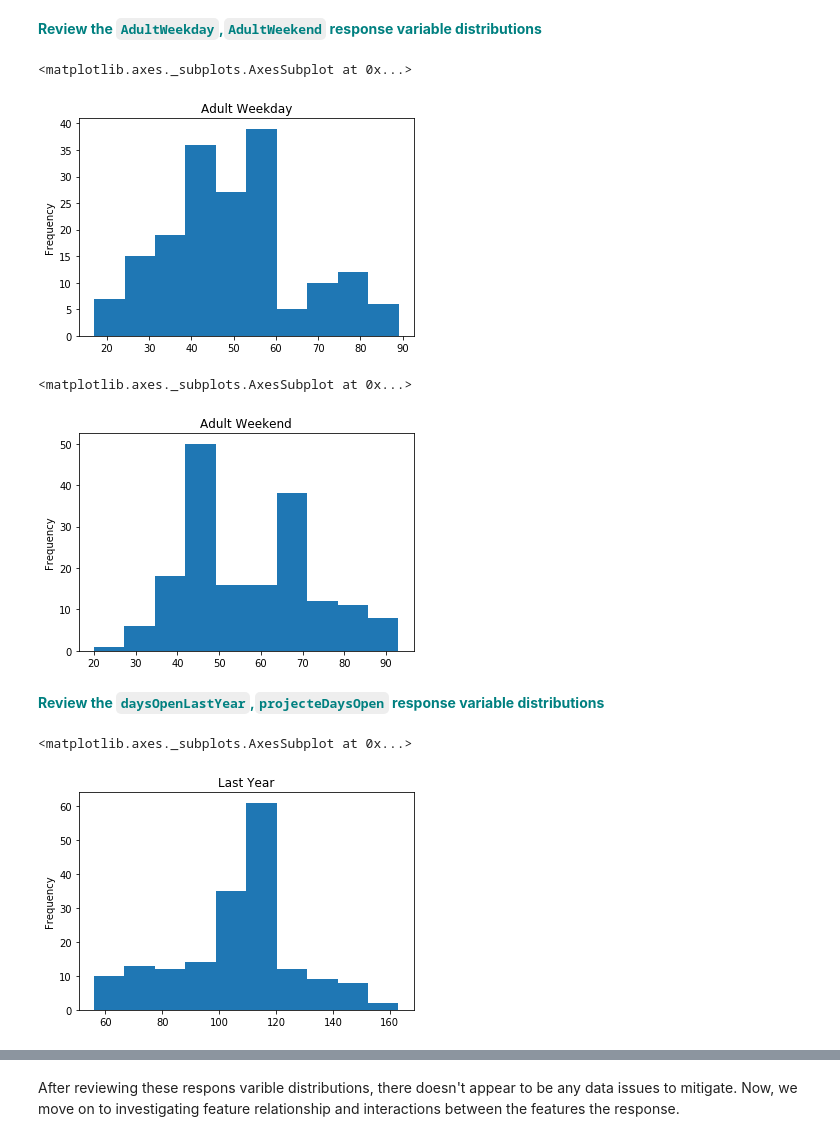
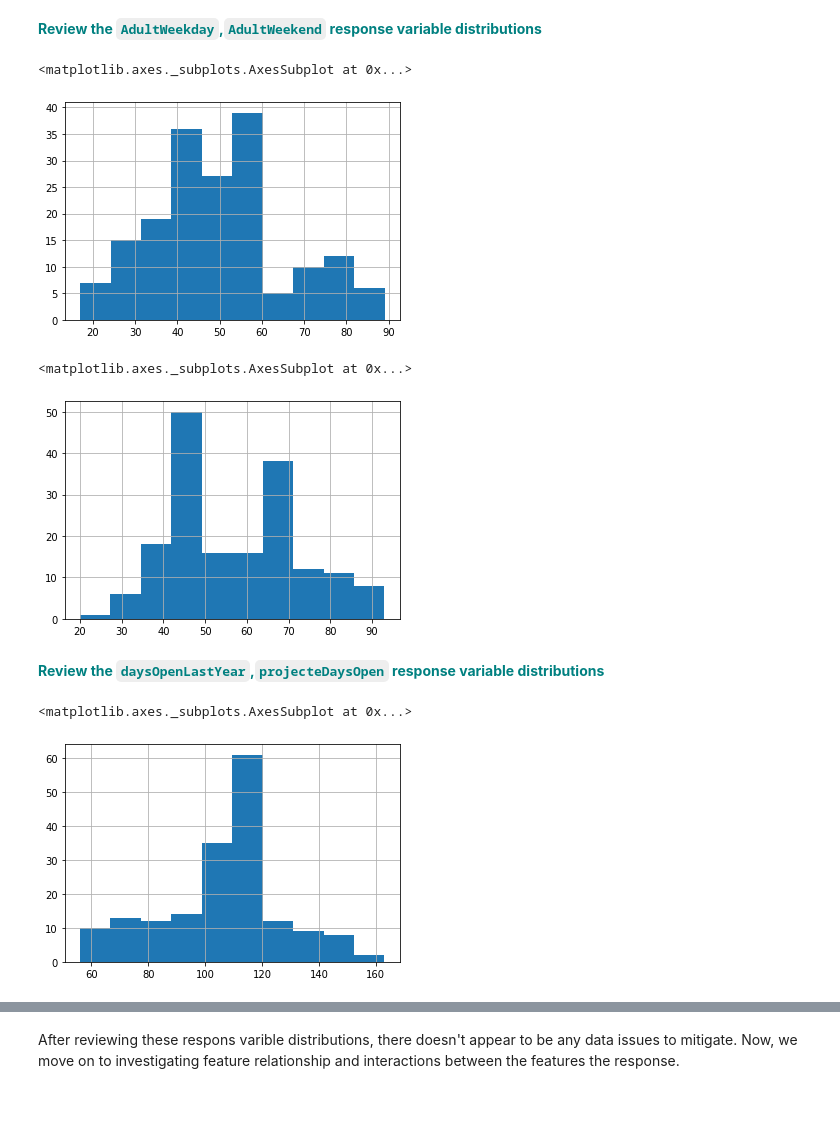
Before and after one commit to kregier/Capstone1, a Jupyter notebook: 3.EDA/Notebook_stepthree.ipynb, the cells around one changed output, grey strips where cells are left out. Saved outputs shown, nothing was run; the diff lists cells and outputs as text; code cells hidden in the pictures; blank space fills up the shorter version.

```diff
--- a/3.EDA/Notebook_stepthree.ipynb
+++ b/3.EDA/Notebook_stepthree.ipynb
@@ -212,23 +220,26 @@ There are many possible response variables you could have identified in Step 1 o
 # %%
 # Make a histogram of the 'AdultWeekday' column of the dfno dataframe.
 # You'll want to call hist() on that column
-dfno.AdultWeekday.plot(kind="hist", title="Adult Weekday")
+#dfno.AdultWeekday.plot(kind="hist", title="Adult Weekday")
+dfno['AdultWeekday'].hist()
 # %% [output]
 <matplotlib.axes._subplots.AxesSubplot at 0x...>
-[figure, old version]
+[figure, new version]
 # %%
 # Do the same but with the AdultWeekend column
-dfno.AdultWeekend.plot(kind="hist", title="Adult Weekend")
+#dfno.AdultWeekend.plot(kind="hist", title="Adult Weekend")
+dfno.AdultWeekend.hist()
 # %% [output]
 <matplotlib.axes._subplots.AxesSubplot at 0x...>
-[figure, old version]
+[figure, new version]
 # %% [markdown]
 <font color='teal'>**Review the `daysOpenLastYear`,`projecteDaysOpen` response variable distributions**</font>
 # %%
 # Do the same as above! You got this :)
-dfno.daysOpenLastYear.plot(kind="hist", title="Last Year")
+#dfno.daysOpenLastYear.plot(kind="hist", title="Last Year")
+dfno.daysOpenLastYear.hist()
 # %% [output]
 <matplotlib.axes._subplots.AxesSubplot at 0x...>
-[figure, old version]
+[figure, new version]
 # %%
 dfno.projectedDaysOpen.plot(kind="hist", title="Projected")
```
Also changed, not shown: parts of 8 cells of this notebook, 4 other files.
